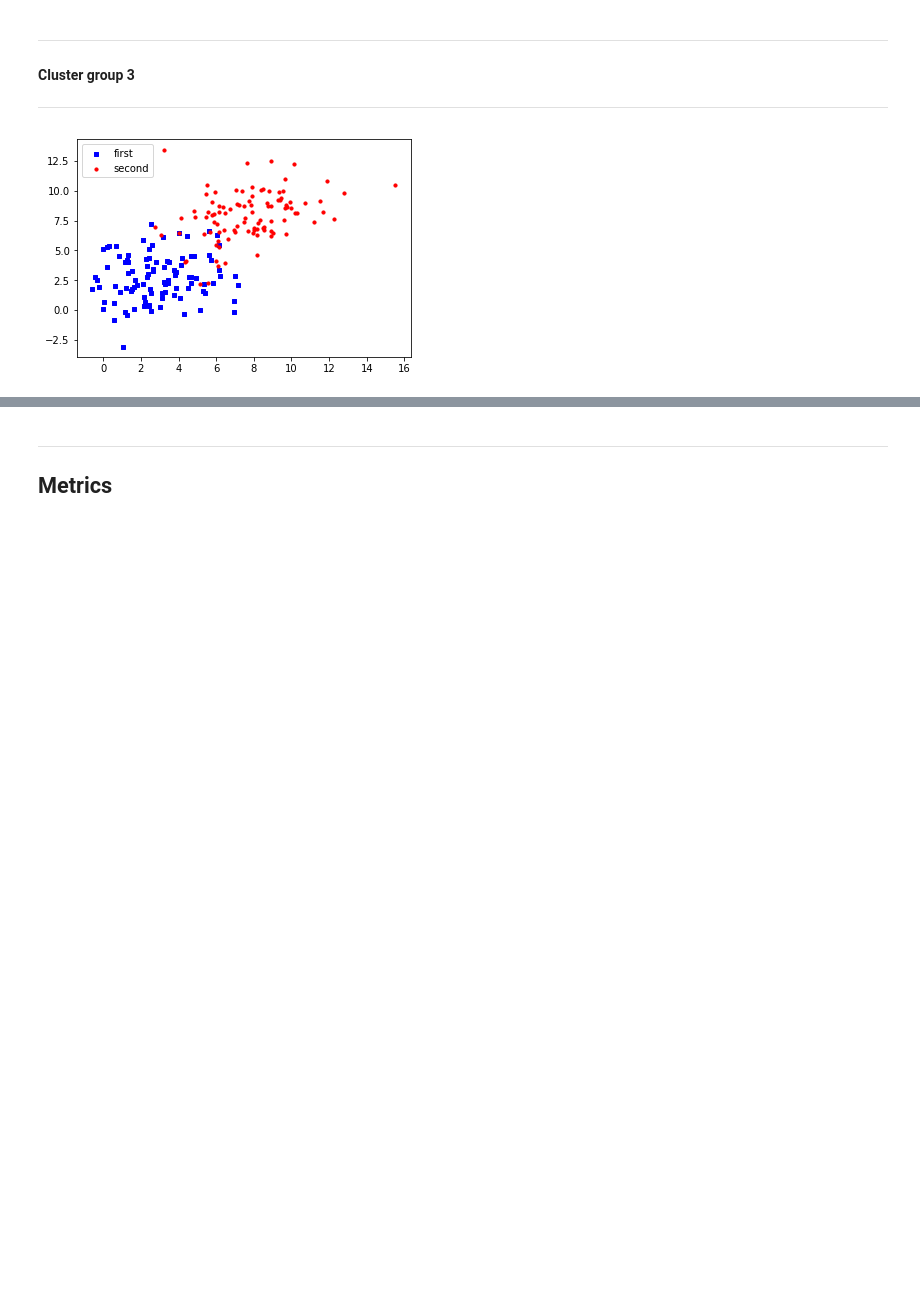
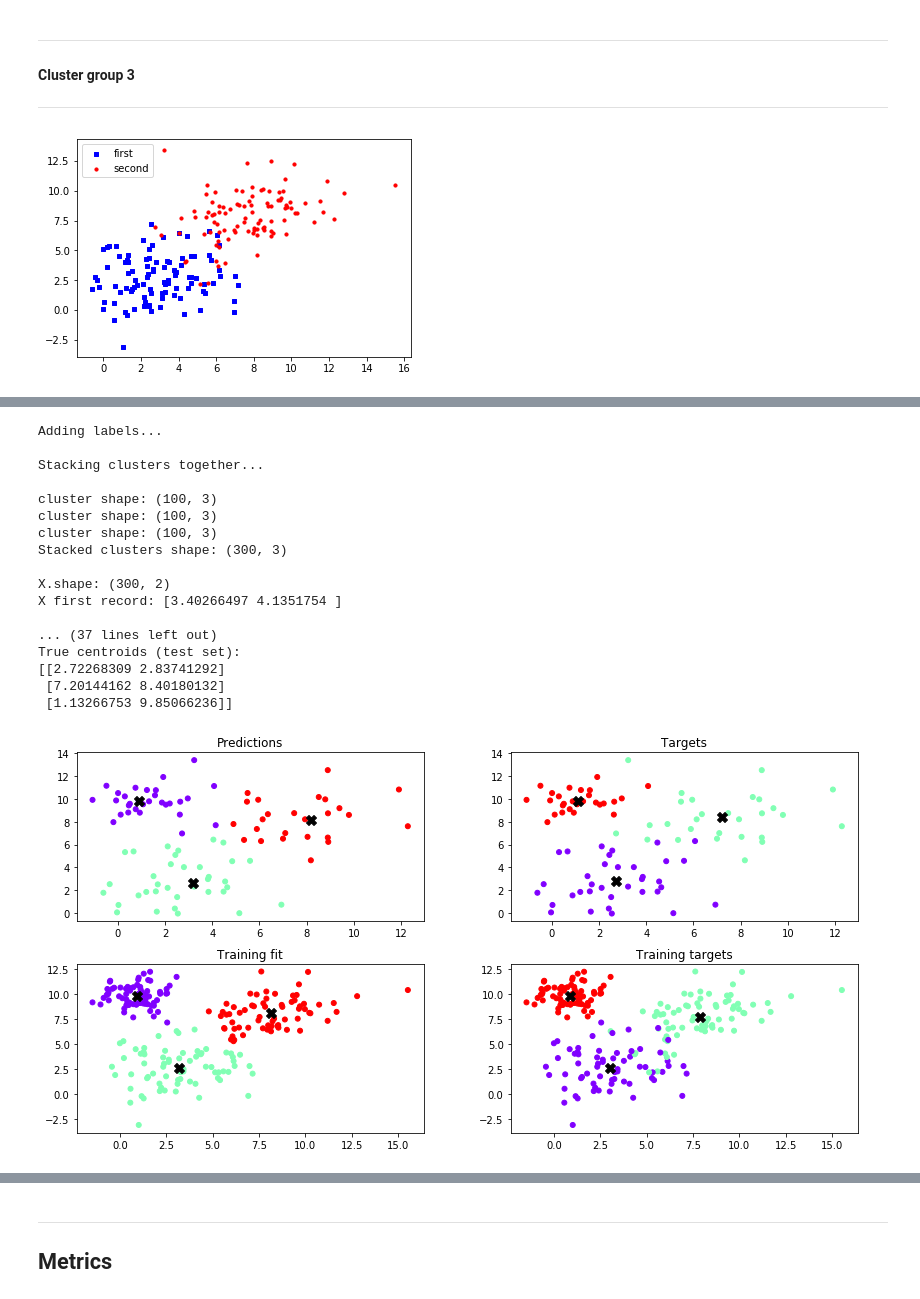
Before and after one commit to jackdotwa/analytics-rocket, a Jupyter notebook: bagging/nb/sklearn_kmeans-Copy1.ipynb, the cells around one changed output, grey strips where cells are left out. Cells and saved outputs as stored; diff of their text form; code cells hidden in the pictures; blank space fills up the shorter version.

Commit message:
Fixed it for more than 2 classes

```diff
--- a/bagging/nb/sklearn_kmeans-Copy1.ipynb
+++ b/bagging/nb/sklearn_kmeans-Copy1.ipynb
@@ -301,7 +301,7 @@ y_test: [0. 0. 0. 1. 1. 1. 0. 1. 1. 0. 0. 1. 1. 0. 1. 1. 0. 1. 0. 0. 1. 0. 1. 0.
 # %% [markdown]
 ###  Do all the things
 # %%
-def do_all_the_things(clusters: list, test_set_size: float=0.3, km_model:sk.cluster.k_means_.KMeans=None):
+def do_all_the_things(clusters: list, test_set_size: float=0.3, km_model:sk.cluster.k_means_.KMeans=None, n_clusters: int=2):
     """
     This functions will encapsulate basically all the code above so that it will train and measure a k-means classifier just by giving it a list of clustered points.
     The clustered points at this point have to be 2d, but there can be any number of clusters in the list.
@@ -338,7 +338,10 @@ def do_all_the_things(clusters: list, test_set_size: float=0.3, km_model:sk.clus
 
     X_train, X_test, y_train, y_test = sk.model_selection.train_test_split(data, labels, test_size=test_set_size, random_state=42)
 
-    if int(test_set_size) == 0:
+    # DEBUG                           ***********************                     *************************
+    print('\nX_train: {} \nX_test {}\ny_train: {}\ny_test: {}\n'.format(X_train.shape, X_test.shape, y_train.shape, y_test.shape))
+
+    if (test_set_size == 0):
         print('\nWARNING: test_set_size = 0. No test data will be generated.\n')
 
     print('Training example \t\t Label')
@@ -353,7 +356,7 @@ def do_all_the_things(clusters: list, test_set_size: float=0.3, km_model:sk.clus
         km_clf = km_model
         print('\nUsing user defined k-means model: \n{}\n'.format(km_clf))
     else:
-        km_clf = KMeans(init='k-means++', n_clusters=2, n_init=10, random_state=42)
+        km_clf = KMeans(init='k-means++', n_clusters=n_clusters, n_init=10, random_state=42)
         print('\nUsing default k-means model: \n{}\n'.format(km_clf))
 
     # Fit to the training data
@@ -382,11 +385,10 @@ def do_all_the_things(clusters: list, test_set_size: float=0.3, km_model:sk.clus
     data_test = np.hstack([X_test, y_test.reshape((y_test.shape[0], 1))])
 
     # Cluster centres of fitted (training) data vs true values
-#     print('\nFitted centroids:')
     fitted_centres = km_clf.cluster_centers_
     print('\nFitted centroids: \n{}'.format(fitted_centres))
-    true_centres_train = calculate_centroids(data_train)
-    true_centres_test = calculate_centroids(data_test)
+    true_centres_train = calculate_centroids(data_train, n_classes=n_clusters)
+    true_centres_test = calculate_centroids(data_test, n_classes=n_clusters)
     print('True centroids (training set): \n{}'.format(true_centres_train))
     print('True centroids (test set): \n{}'.format(true_centres_test))
 
@@ -408,7 +410,7 @@ def do_all_the_things(clusters: list, test_set_size: float=0.3, km_model:sk.clus
     ax2.scatter(true_centres_test[:, 0], true_centres_test[:,1], s=100, c='k', marker="X")
 
     ax3.title.set_text('Training fit')
-    ax3.scatter(X_train[:, 0], X_train[:, 1], c=og_clf.labels_, s=25, cmap='rainbow')
+    ax3.scatter(X_train[:, 0], X_train[:, 1], c=km_clf.labels_, s=25, cmap='rainbow')
     ax3.scatter(fitted_centres[:, 0], fitted_centres[:,1], s=100, c='k', marker="X")
 
     ax4.title.set_text('Training targets')
@@ -529,0 +552,24 @@ True centroids (test set):
+# %%
+cluster_list = [cluster_1, cluster_2, cluster_3]
+# %%
+results_4 = do_all_the_things(cluster_list, n_clusters=3)
+results_4['model_name'] = 'k-means_gauss_4'
+# %% [output]
+Adding labels...
+
+Stacking clusters together...
+
+cluster shape: (100, 3)
+cluster shape: (100, 3)
+cluster shape: (100, 3)
+Stacked clusters shape: (300, 3)
+
+X.shape: (300, 2)
+X first record: [3.40266497 4.1351754 ]
+
+... (37 lines left out)
+True centroids (test set):
+[[2.72268309 2.83741292]
+ [7.20144162 8.40180132]
+ [1.13266753 9.85066236]]
+[figure, added]
```
Also changed, not shown: parts of 12 cells of this notebook.
